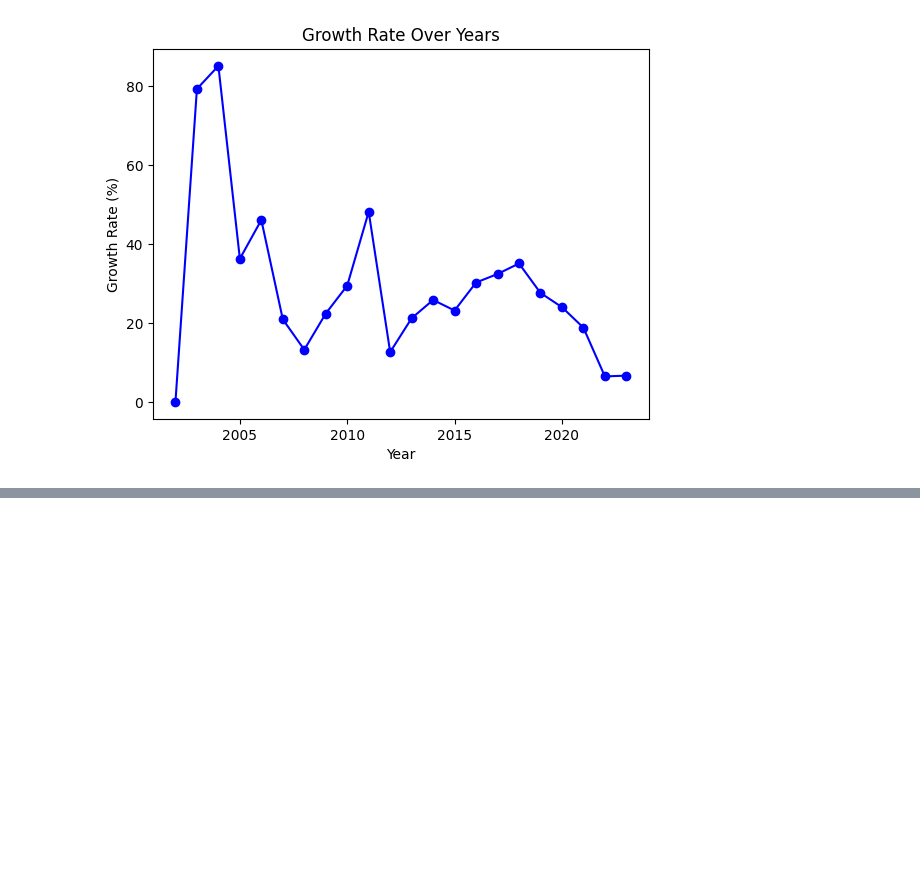
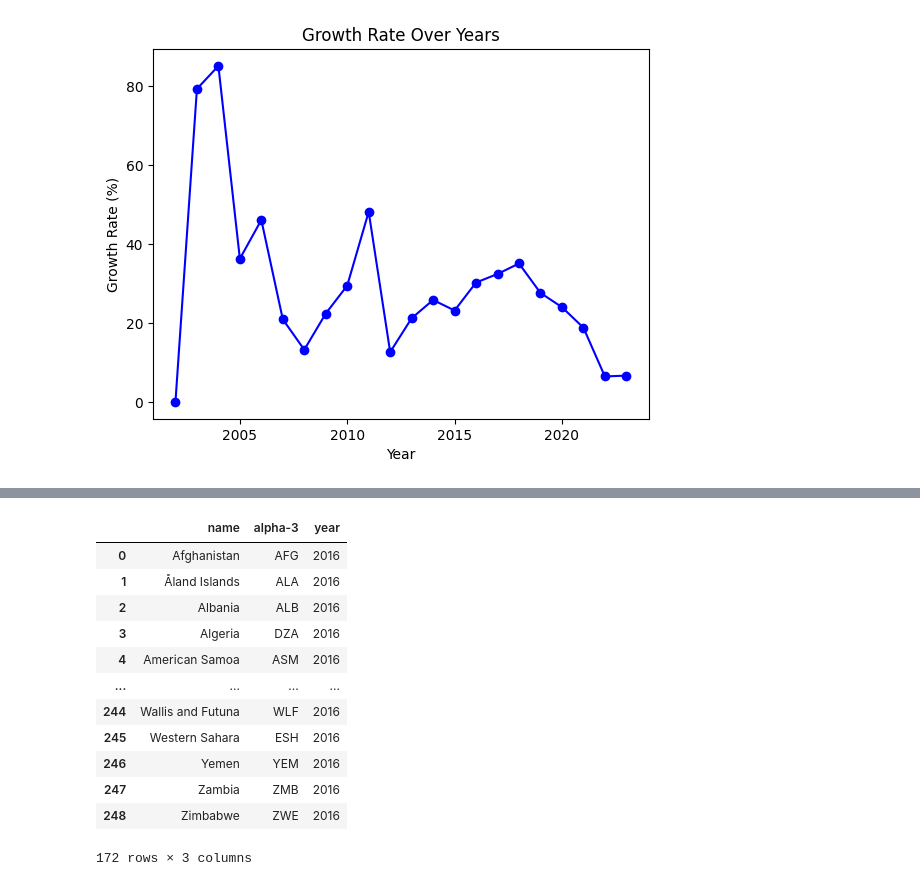
Before and after one commit to junyuelin/netflix_visualization, a Jupyter notebook: data_cleaning.ipynb, the cells around one changed output, grey strips where cells are left out. Saved outputs shown, nothing was run; the diff lists cells and outputs as text; code cells hidden in the pictures; blank space fills up the shorter version.

```diff
--- a/data_cleaning.ipynb
+++ b/data_cleaning.ipynb
@@ -77,0 +230,19 @@ Text(0, 0.5, 'Growth Rate (%)')
+# %%
+exclude2016 = ['China', 'Korea (Democratic People\'s Republic of)', 'Syrian Arab Republic', 'Russian Federation']
+ex2016 = maps[~maps.name.isin(exclude2016) & ~maps.name.isin(com_avail_before.name)][['name', 'alpha-3']]
+ex2016['year'] = 2016
+ex2016
+# %% [output]
+|  | name | alpha-3 | year |
+| 0 | Afghanistan | AFG | 2016 |
+| 1 | Åland Islands | ALA | 2016 |
+| 2 | Albania | ALB | 2016 |
+| 3 | Algeria | DZA | 2016 |
+| 4 | American Samoa | ASM | 2016 |
+| ... | ... | ... | ... |
+| 244 | Wallis and Futuna | WLF | 2016 |
+| 245 | Western Sahara | ESH | 2016 |
+| 246 | Yemen | YEM | 2016 |
+| 247 | Zambia | ZMB | 2016 |
+| 248 | Zimbabwe | ZWE | 2016 |
+172 rows × 3 columns
```
Also changed, not shown: parts of 19 cells of this notebook, 3 other files.
